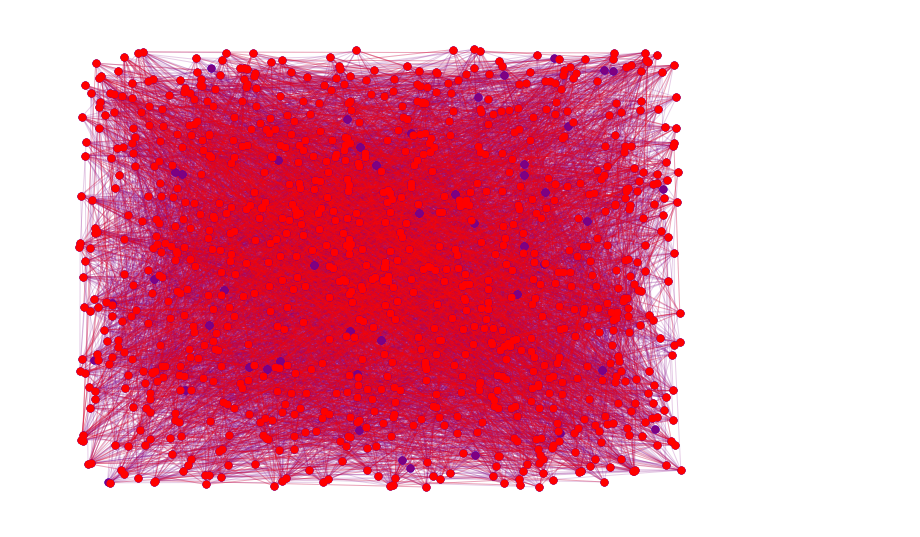
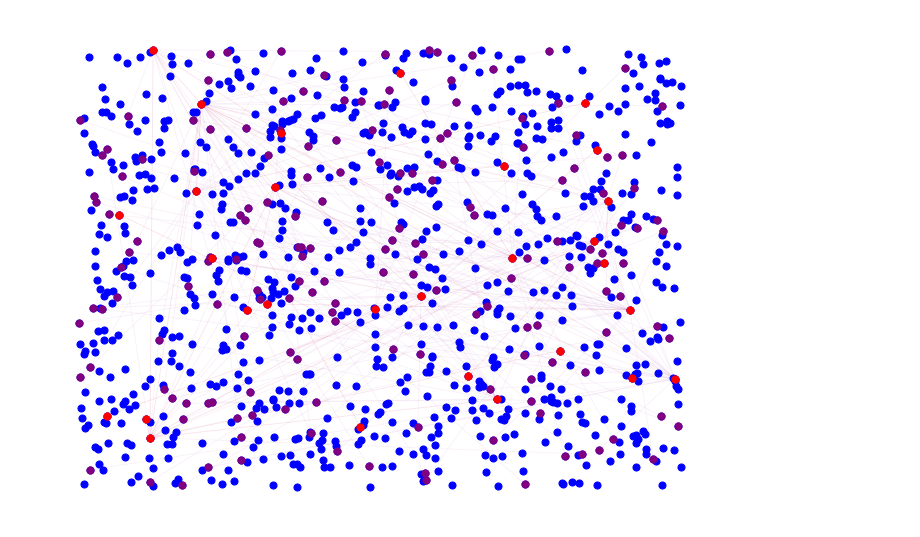
Before and after one commit to chrhck/contagion, a Jupyter notebook: examples/con_tracing.ipynb, the cells around one changed output. Saved outputs shown, nothing was run; the diff lists cells and outputs as text; code cells hidden in the pictures.

```diff
--- a/examples/con_tracing.ipynb
+++ b/examples/con_tracing.ipynb
@@ -27,11 +27,11 @@ from contagion import Contagion, config
 # %%
 # Options
 config["infected"] = 1
-config["simulation length"] = 100
+config["simulation length"] = 20
 config["average social circle"] = 10
 config['variance social circle'] = 2
-config['mean social circle interactions'] = 0.1
-config['variance social circle interactions'] = 0.1
+config['mean social circle interactions'] = 0.2
+config['variance social circle interactions'] = 0.2
 config['infection probability mean'] = 0.05
 config['infection probability variance'] = 0.01
 config["population size"] = 1000
@@ -75,22 +75,22 @@ node_size = 50
 # %%
 # colors = ['b' if gr.degree(n) < 2 else 'r' for n in nodes]
 fig, ax = plt.subplots(figsize=(12,9))
 pos = nx.random_layout(gr)  # nx.circular_layout(gr) # nx.spring_layout(gr)
 # The population
 nc_pop = nx.draw_networkx_nodes(gr, pos, nodelist=nodes_pop, node_color='b',
                                 with_labels=False, node_size=node_size)
 # The contacted
 nc_con = nx.draw_networkx_nodes(gr_con, pos, nodelist=nodes_con, node_color='purple',
                                 with_labels=False, node_size=node_size)
-ec_con = nx.draw_networkx_edges(gr_con, pos, alpha=0.2, edge_color='purple')
+ec_con = nx.draw_networkx_edges(gr_con, pos, alpha=0.05, edge_color='purple')
 # The infected
 nc_inf = nx.draw_networkx_nodes(gr_inf, pos, nodelist=nodes_inf, node_color='r',
                                 with_labels=False, node_size=node_size)
-ec_inf = nx.draw_networkx_edges(gr_inf, pos, alpha=0.2, edge_color='r')
+ec_inf = nx.draw_networkx_edges(gr_inf, pos, alpha=0.05, edge_color='r')
 ax.axis('off')
 plt.show()
 # %% [output]
-[figure, old version]
+[figure, new version]
 # %%
 fig.savefig(PICS+'Contagion_Tracing.png')
 # %%
```
Also changed, not shown: parts of 1 cell of this notebook, 1 other file.
